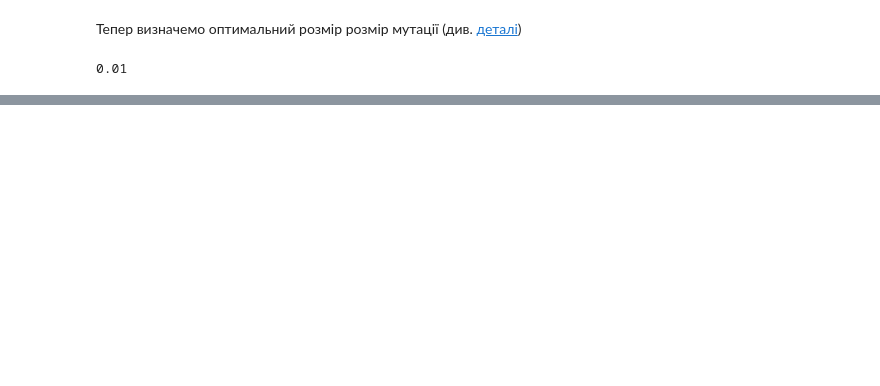
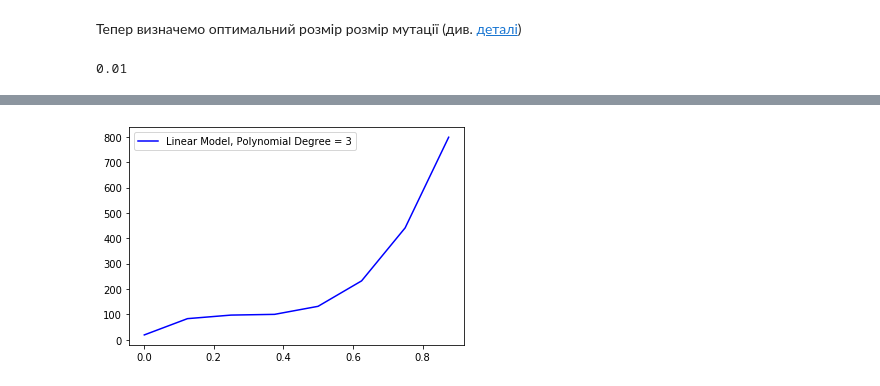
Before and after one commit to egoliuk/genetic_algorithm, a Jupyter notebook: sandbox.ipynb, the cells around one changed output, grey strips where cells are left out. Drawn from its saved outputs; the diff is of its cells as text; code cells hidden in the pictures; blank space fills up the shorter version.

Commit message:
Choose the best "select coeff"

```diff
--- a/sandbox.ipynb
+++ b/sandbox.ipynb
@@ -370,0 +367,3 @@ plt.show()
+# %%
+X_exprm = np.array([0.001, 0.125, 0.25, 0.375, 0.5, 0.625, 0.75, 0.875]) # selection_coeff для есксперименту
+y_exprm = np.array([35, 57, 82, 118, 160, 235, 393, 821]) # Експериментально отримана кількість ітерацій при зазначений вище пропорціях вибірки
@@ -370,0 +392,16 @@ plt.show()
+# %%
+def find_curve_model(X, y):
+    poly_features = PolynomialFeatures(degree = 3)
+    X_poly = poly_features.fit_transform(X.reshape(-1, 1))
+    poly_model = LinearRegression()
+    poly_model.fit(X_poly, y)
+    y_pred = poly_model.predict(X_poly)
+    new_X, new_y = zip(*sorted(zip(X.reshape(-1, 1), y_pred))) # sort values for plotting
+    plt.plot(new_X, new_y, label='Linear Model, Polynomial Degree = 3', color='b')
+    plt.legend()
+    plt.show()
+    return poly_model
+# %%
+model = find_curve_model(X_exprm, y_exprm)
+# %% [output]
+[figure, added]
```
Also changed, not shown: parts of 25 cells of this notebook.
